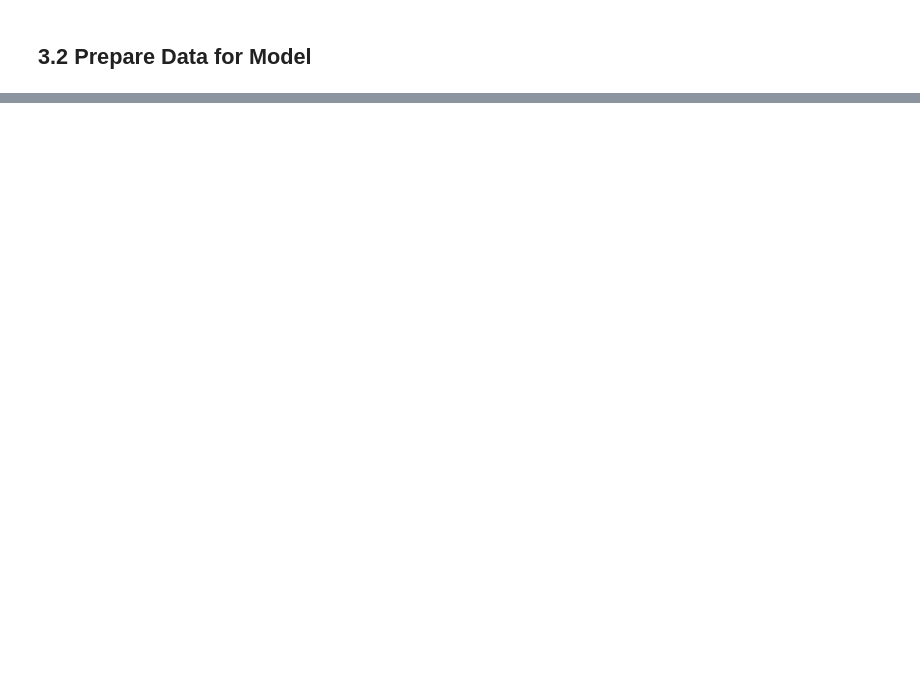
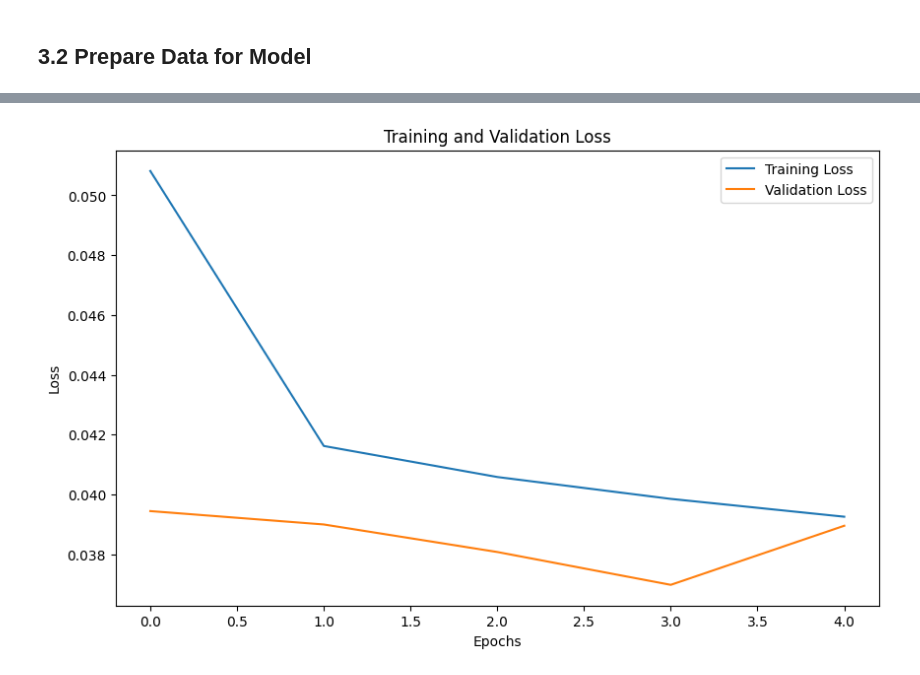
Before and after one commit to mtinglof/Kaggle-Playground-S04-EP08, a Jupyter notebook: i-don-t-feel-so-good.ipynb, the cells around one changed output, grey strips where cells are left out. Cells and saved outputs as stored; diff of their text form; code cells hidden in the pictures; blank space fills up the shorter version.

```diff
--- a/i-don-t-feel-so-good.ipynb
+++ b/i-don-t-feel-so-good.ipynb
@@ -257 +261,4 @@ We are going to choose a 70%, 15%, 15% split for our train, dev, and test sets.
+# %%
+df_encoded_x = df_encoded.drop(columns=['class_e', 'class_p'])
+df_encoded_y = df_encoded['class_e']
 # %%
@@ -267,0 +303,14 @@ Test set size: 467542 rows
+# %%
+model = tf.keras.Sequential([
+    tf.keras.layers.Input(shape=(train_data_x.shape[1],)),  # Explicit Input layer
+    tf.keras.layers.Dense(128, activation='relu'),
+    tf.keras.layers.Dense(64, activation='relu'),
+    tf.keras.layers.Dense(1, activation='sigmoid')
+])
+
+
+model.compile(optimizer='adam',
+              loss='binary_crossentropy',
+              metrics=[mcc])
+# %%
+DNN = model.fit(train_data_x, train_data_y, epochs=5, batch_size=512, validation_data = (dev_data_x, dev_data_y))
@@ -267,0 +331,11 @@ Test set size: 467542 rows
+# %%
+plt.figure(figsize=(10, 6))
+plt.plot(DNN.history['loss'], label='Training Loss')
+plt.plot(DNN.history['val_loss'], label='Validation Loss')
+plt.title('Training and Validation Loss')
+plt.xlabel('Epochs')
+plt.ylabel('Loss')
+plt.legend()
+plt.show()
+# %% [output]
+[figure, added]
```
Also changed, not shown: parts of 15 cells of this notebook.
